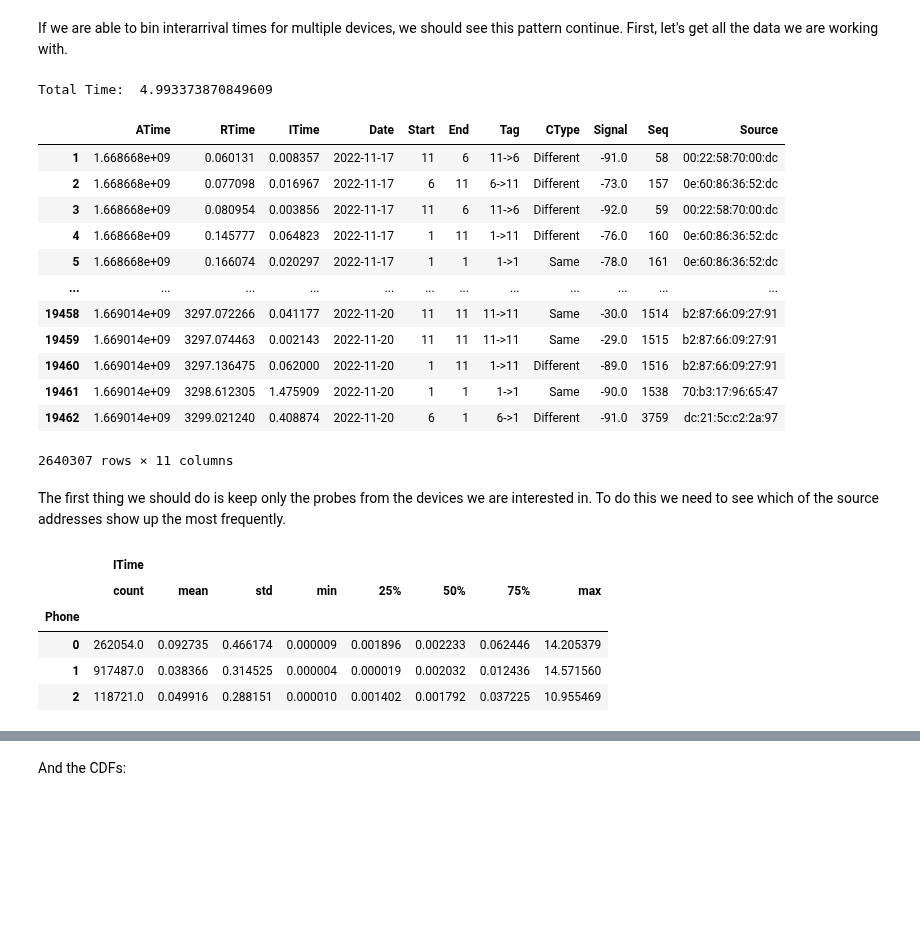
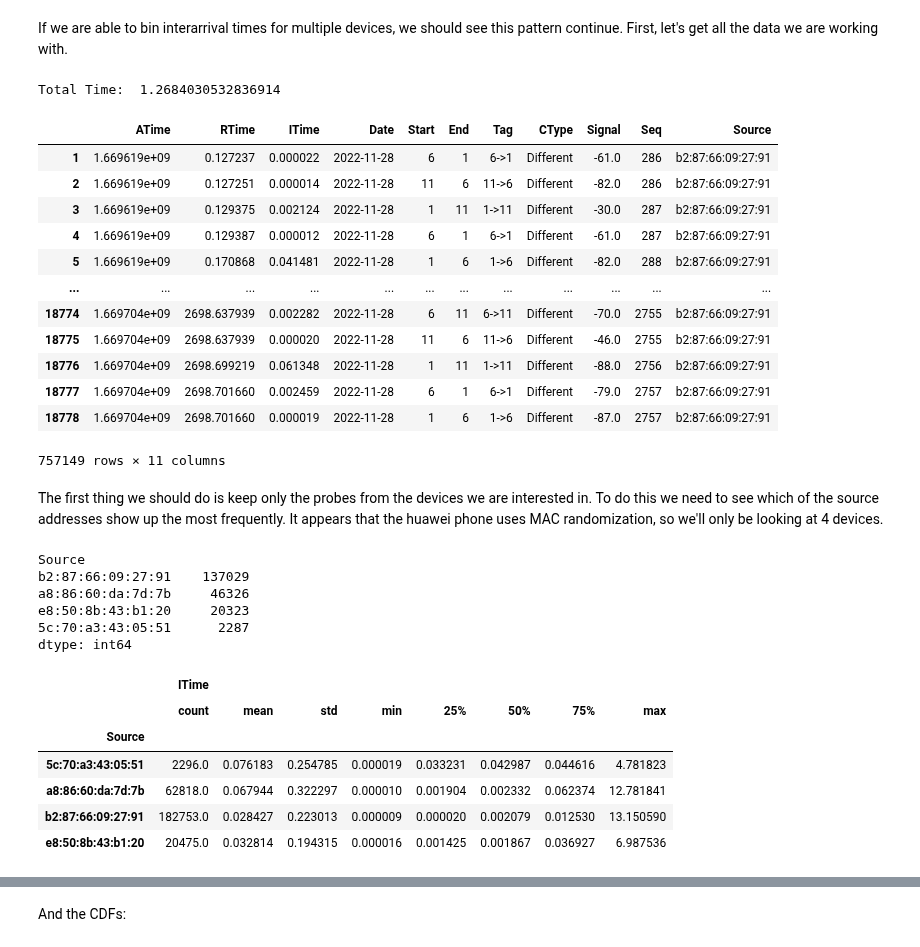
Before and after one commit to jdeinum/SDR, a Jupyter notebook: analysis/sdr_v4.ipynb, the cells around one changed output, grey strips where cells are left out. Saved outputs shown, nothing was run; the diff lists cells and outputs as text; code cells hidden in the pictures; blank space fills up the shorter version.

```diff
--- a/analysis/sdr_v4.ipynb
+++ b/analysis/sdr_v4.ipynb
@@ -74,38 +74,54 @@ def get_data(days, months, years):
     print("Total Time: ", end - start)
     return pd.concat(final_res)
 
-df = get_data(range(17,21,1), [11], [22])
+df = get_data(range(28,29,1), [11], [22])
 # %% [output]
-Total Time:  4.993373870849609
+Total Time:  1.2684030532836914
 # %%
 display(df)
 # %% [output]
 |  | ATime | RTime | ITime | Date | Start | End | Tag | CType | Signal | Seq | Source |
-| 1 | 1.668668e+09 | 0.060131 | 0.008357 | 2022-11-17 | 11 | 6 | 11->6 | Different | -91.0 | 58 | 00:22:58:70:00:dc |
-| 2 | 1.668668e+09 | 0.077098 | 0.016967 | 2022-11-17 | 6 | 11 | 6->11 | Different | -73.0 | 157 | 0e:60:86:36:52:dc |
-| 3 | 1.668668e+09 | 0.080954 | 0.003856 | 2022-11-17 | 11 | 6 | 11->6 | Different | -92.0 | 59 | 00:22:58:70:00:dc |
-| 4 | 1.668668e+09 | 0.145777 | 0.064823 | 2022-11-17 | 1 | 11 | 1->11 | Different | -76.0 | 160 | 0e:60:86:36:52:dc |
-| 5 | 1.668668e+09 | 0.166074 | 0.020297 | 2022-11-17 | 1 | 1 | 1->1 | Same | -78.0 | 161 | 0e:60:86:36:52:dc |
+| 1 | 1.669619e+09 | 0.127237 | 0.000022 | 2022-11-28 | 6 | 1 | 6->1 | Different | -61.0 | 286 | b2:87:66:09:27:91 |
+| 2 | 1.669619e+09 | 0.127251 | 0.000014 | 2022-11-28 | 11 | 6 | 11->6 | Different | -82.0 | 286 | b2:87:66:09:27:91 |
+| 3 | 1.669619e+09 | 0.129375 | 0.002124 | 2022-11-28 | 1 | 11 | 1->11 | Different | -30.0 | 287 | b2:87:66:09:27:91 |
+| 4 | 1.669619e+09 | 0.129387 | 0.000012 | 2022-11-28 | 6 | 1 | 6->1 | Different | -61.0 | 287 | b2:87:66:09:27:91 |
+| 5 | 1.669619e+09 | 0.170868 | 0.041481 | 2022-11-28 | 1 | 6 | 1->6 | Different | -82.0 | 288 | b2:87:66:09:27:91 |
 | ... | ... | ... | ... | ... | ... | ... | ... | ... | ... | ... | ... |
-| 19458 | 1.669014e+09 | 3297.072266 | 0.041177 | 2022-11-20 | 11 | 11 | 11->11 | Same | -30.0 | 1514 | b2:87:66:09:27:91 |
-| 19459 | 1.669014e+09 | 3297.074463 | 0.002143 | 2022-11-20 | 11 | 11 | 11->11 | Same | -29.0 | 1515 | b2:87:66:09:27:91 |
-| 19460 | 1.669014e+09 | 3297.136475 | 0.062000 | 2022-11-20 | 1 | 11 | 1->11 | Different | -89.0 | 1516 | b2:87:66:09:27:91 |
-| 19461 | 1.669014e+09 | 3298.612305 | 1.475909 | 2022-11-20 | 1 | 1 | 1->1 | Same | -90.0 | 1538 | 70:b3:17:96:65:47 |
-| 19462 | 1.669014e+09 | 3299.021240 | 0.408874 | 2022-11-20 | 6 | 1 | 6->1 | Different | -91.0 | 3759 | dc:21:5c:c2:2a:97 |
+| 18774 | 1.669704e+09 | 2698.637939 | 0.002282 | 2022-11-28 | 6 | 11 | 6->11 | Different | -70.0 | 2755 | b2:87:66:09:27:91 |
+| 18775 | 1.669704e+09 | 2698.637939 | 0.000020 | 2022-11-28 | 11 | 6 | 11->6 | Different | -46.0 | 2755 | b2:87:66:09:27:91 |
+| 18776 | 1.669704e+09 | 2698.699219 | 0.061348 | 2022-11-28 | 1 | 11 | 1->11 | Different | -88.0 | 2756 | b2:87:66:09:27:91 |
+| 18777 | 1.669704e+09 | 2698.701660 | 0.002459 | 2022-11-28 | 6 | 1 | 6->1 | Different | -79.0 | 2757 | b2:87:66:09:27:91 |
+| 18778 | 1.669704e+09 | 2698.701660 | 0.000019 | 2022-11-28 | 1 | 6 | 1->6 | Different | -87.0 | 2757 | b2:87:66:09:27:91 |
-2640307 rows × 11 columns
+757149 rows × 11 columns
 # %% [markdown]
-The first thing we should do is keep only the probes from the devices we are interested in. To do this we need to see which of the source addresses show up the most frequently.
+The first thing we should do is keep only the probes from the devices we are interested in. To do this we need to see which of the source addresses show up the most frequently. It appears that the huawei phone uses MAC randomization, so we'll only be looking at 4 devices.
 # %%
-sources = list(df[df.Signal > -45].groupby("Source").size().sort_values(ascending=False).head(3).index)
+# Huw -> 74:d2:1d:63:46:bc
+# G4 -> 5c:70:a3:43:05:51
+# upside down -> b2:87:66:09:27:91
+# leather case -> a8:86:60:da:7d:7b
+# s6 -> e8:50:8b:43:b1:20
+
+
+display(df[df.Signal > -70].groupby("Source").size().sort_values(ascending=False).head(4))
+sources = list(df[df.Signal > -45].groupby("Source").size().sort_values(ascending=False).head(4).index)
 df = df[df.Source.isin(sources)]
 df["Phone"] = df["Source"].astype("category").cat.codes
+# %% [output]
+Source
+b2:87:66:09:27:91    137029
+a8:86:60:da:7d:7b     46326
+e8:50:8b:43:b1:20     20323
+5c:70:a3:43:05:51      2287
+dtype: int64
 # %%
-display(df[["Phone", "ITime"]].groupby("Phone").describe())
+display(df[["Source", "ITime"]].groupby("Source").describe())
 # %% [output]
 |  | ITime |  |  |  |  |  |  |  |
 |  | count | mean | std | min | 25% | 50% | 75% | max |
-| Phone |  |  |  |  |  |  |  |  |
-| 0 | 262054.0 | 0.092735 | 0.466174 | 0.000009 | 0.001896 | 0.002233 | 0.062446 | 14.205379 |
-| 1 | 917487.0 | 0.038366 | 0.314525 | 0.000004 | 0.000019 | 0.002032 | 0.012436 | 14.571560 |
-| 2 | 118721.0 | 0.049916 | 0.288151 | 0.000010 | 0.001402 | 0.001792 | 0.037225 | 10.955469 |
+| Source |  |  |  |  |  |  |  |  |
+| 5c:70:a3:43:05:51 | 2296.0 | 0.076183 | 0.254785 | 0.000019 | 0.033231 | 0.042987 | 0.044616 | 4.781823 |
+| a8:86:60:da:7d:7b | 62818.0 | 0.067944 | 0.322297 | 0.000010 | 0.001904 | 0.002332 | 0.062374 | 12.781841 |
+| b2:87:66:09:27:91 | 182753.0 | 0.028427 | 0.223013 | 0.000009 | 0.000020 | 0.002079 | 0.012530 | 13.150590 |
+| e8:50:8b:43:b1:20 | 20475.0 | 0.032814 | 0.194315 | 0.000016 | 0.001425 | 0.001867 | 0.036927 | 6.987536 |
 # %%
```
Also changed, not shown: parts of 16 cells of this notebook, 2 other files.
